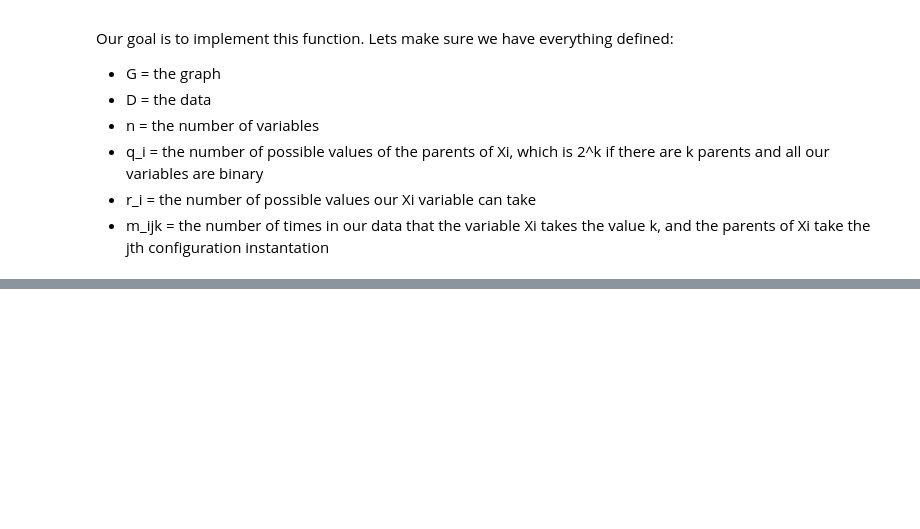
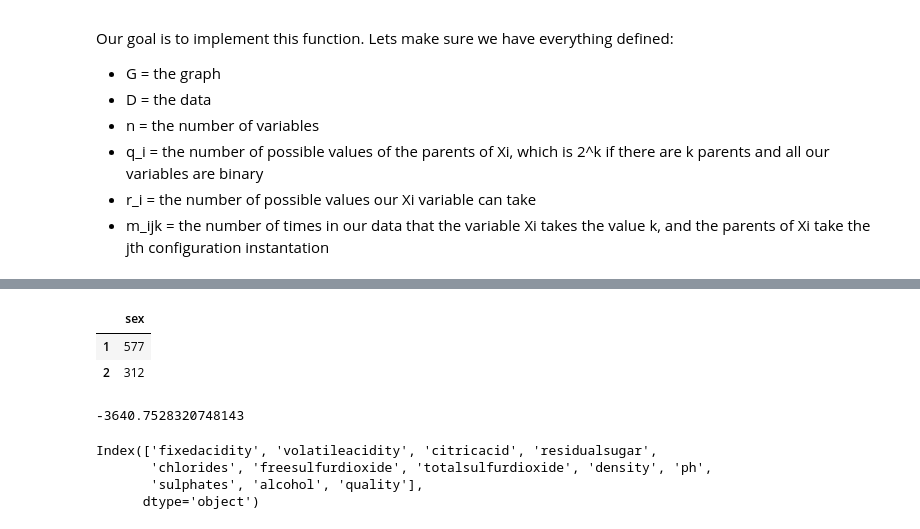
Before and after one commit to EllingtonKirby/Bayesian-Network-Learner, a Jupyter notebook: bayesan_network_learner.ipynb, the cells around one changed output, grey strips where cells are left out. Drawn from its saved outputs; the diff is of its cells as text; code cells hidden in the pictures; blank space fills up the shorter version.

Commit message:
add faster score function

```diff
--- a/bayesan_network_learner.ipynb
+++ b/bayesan_network_learner.ipynb
@@ -123,0 +287,14 @@ best_graph.draw_dot_from_digraph()
+# %%
+state_count_data = titanic_df.loc[:, 'sex'].value_counts()
+
+state_counts = (
+    state_count_data.reindex(state_names['sex'])
+    .fillna(0)
+    .to_frame()
+)
+
+state_counts
+# %% [output]
+|  | sex |
+| 1 | 577 |
+| 2 | 312 |
@@ -123,0 +356,4 @@ best_graph.draw_dot_from_digraph()
+# %%
+bayesian_dirichilet_score_fast(hand_made_dag, titanic_df)
+# %% [output]
+-3640.7528320748143
@@ -123,0 +362,7 @@ best_graph.draw_dot_from_digraph()
+# %%
+wine_df.columns
+# %% [output]
+Index(['fixedacidity', 'volatileacidity', 'citricacid', 'residualsugar',
+       'chlorides', 'freesulfurdioxide', 'totalsulfurdioxide', 'density', 'ph',
+       'sulphates', 'alcohol', 'quality'],
+      dtype='object')
```
Also changed, not shown: parts of 31 cells of this notebook, 2 other files.
